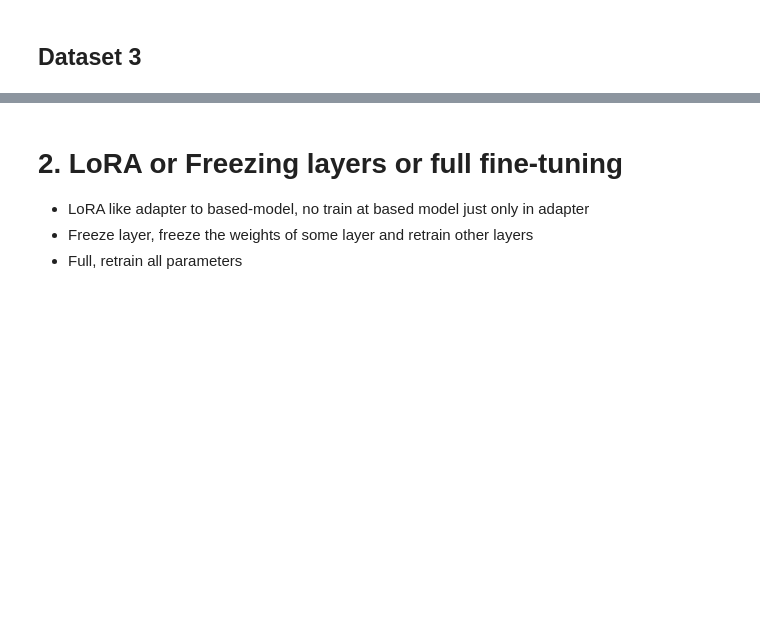
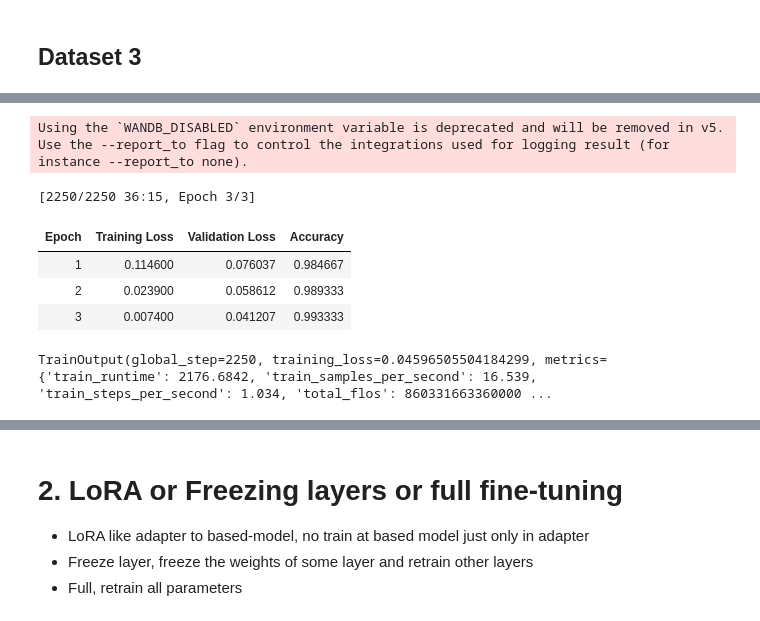
Before and after one commit to Sirapop12345/sp, a Jupyter notebook: notebook5ab12a55f4.ipynb, the cells around one changed output, grey strips where cells are left out. Drawn from its saved outputs; the diff is of its cells as text; code cells hidden in the pictures; blank space fills up the shorter version.

```diff
--- a/notebook5ab12a55f4.ipynb
+++ b/notebook5ab12a55f4.ipynb
@@ -1954,43 +1914,36 @@ model = AlbertForSequenceClassification.from_pretrained("albert/albert-base-v2",
 # %%
 torch.cuda.empty_cache()
 # %%
-from transformers import AdamW,EarlyStoppingCallback,TrainerCallback,get_linear_schedule_with_warmup
-
-# Freeze all layers except for pre_classifier, classifier, and FFN layers
-for name, param in model.named_parameters():
-    if not any(substring in name for substring in ['pre_classifier', 'classifier', 'transformer']):
-        param.requires_grad = False
-
-# Ensure that the pre_classifier, classifier, and FFN layers are unfrozen
-for name, param in model.named_parameters():
-    if any(substring in name for substring in ['pre_classifier', 'classifier', 'transformer']):
-        param.requires_grad = True
-
 training_args = TrainingArguments(
     eval_strategy="epoch",
     output_dir="./results",
     learning_rate=2e-5,
-    per_device_train_batch_size=32,
-    per_device_eval_batch_size=32,
+    per_device_train_batch_size=16,
+    per_device_eval_batch_size=16,
     num_train_epochs=3,
     weight_decay=0.01,
-    logging_dir='./logs',
-    save_strategy="steps",
-    save_steps = 1000,
 )
 
 # Initialize Trainer
 trainer = Trainer(
     model=model,
     args=training_args,
     train_dataset=train_df3_dataset,
     eval_dataset=val_df3_dataset,
     tokenizer = tokenizer,
     compute_metrics=compute_metrics,
 )
 
 # Fine-tune the model
 trainer.train()
+# %% [output]
+Using the `WANDB_DISABLED` environment variable is deprecated and will be removed in v5. Use the --report_to flag to control the integrations used for logging result (for instance --report_to none).
+[2250/2250 36:15, Epoch 3/3]
+| Epoch | Training Loss | Validation Loss | Accuracy |
+| 1 | 0.114600 | 0.076037 | 0.984667 |
+| 2 | 0.023900 | 0.058612 | 0.989333 |
+| 3 | 0.007400 | 0.041207 | 0.993333 |
+TrainOutput(global_step=2250, training_loss=0.04596505504184299, metrics={'train_runtime': 2176.6842, 'train_samples_per_second': 16.539, 'train_steps_per_second': 1.034, 'total_flos': 860331663360000 ...
 # %%
 from torch.utils.data import DataLoader
 
```
Also changed, not shown: parts of 12 cells of this notebook.
